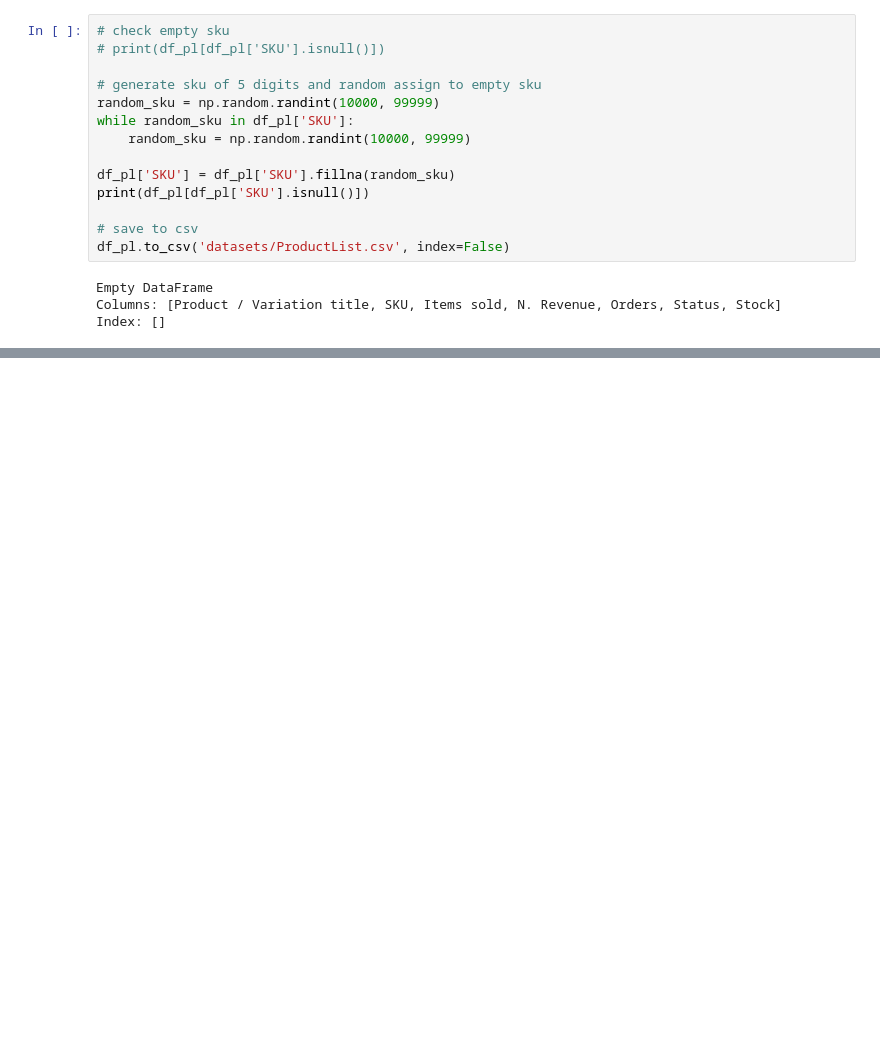
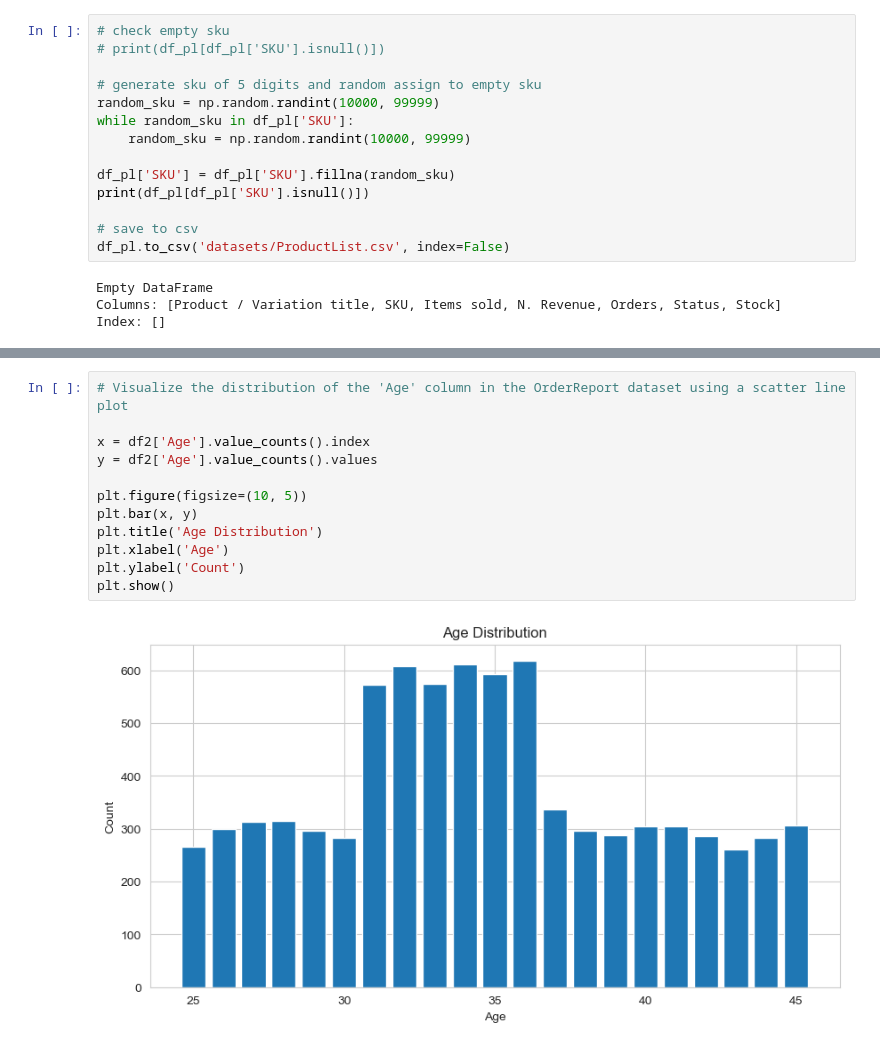
Before and after one commit to sanchick02/AlhaAlfa, a Jupyter notebook: AlhaAlfa_main.ipynb, the cells around one changed output, grey strips where cells are left out. Drawn from its saved outputs; the diff is of its cells as text; blank space fills up the shorter version.

```diff
--- a/AlhaAlfa_main.ipynb
+++ b/AlhaAlfa_main.ipynb
@@ -229,0 +387,14 @@ Index: []
+# %%
+# Visualize the distribution of the 'Age' column in the OrderReport dataset using a scatter line plot
+
+x = df2['Age'].value_counts().index
+y = df2['Age'].value_counts().values
+
+plt.figure(figsize=(10, 5))
+plt.bar(x, y)
+plt.title('Age Distribution')
+plt.xlabel('Age')
+plt.ylabel('Count')
+plt.show()
+# %% [output]
+[figure, added]
```
Also changed, not shown: parts of 18 cells of this notebook, 7 other files.
